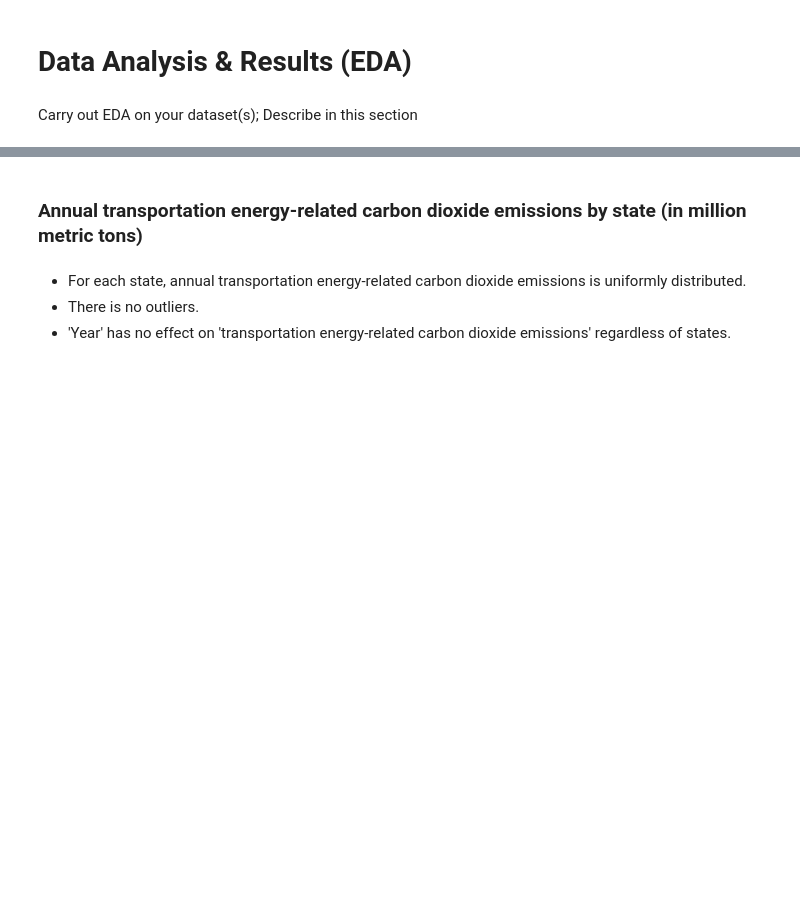
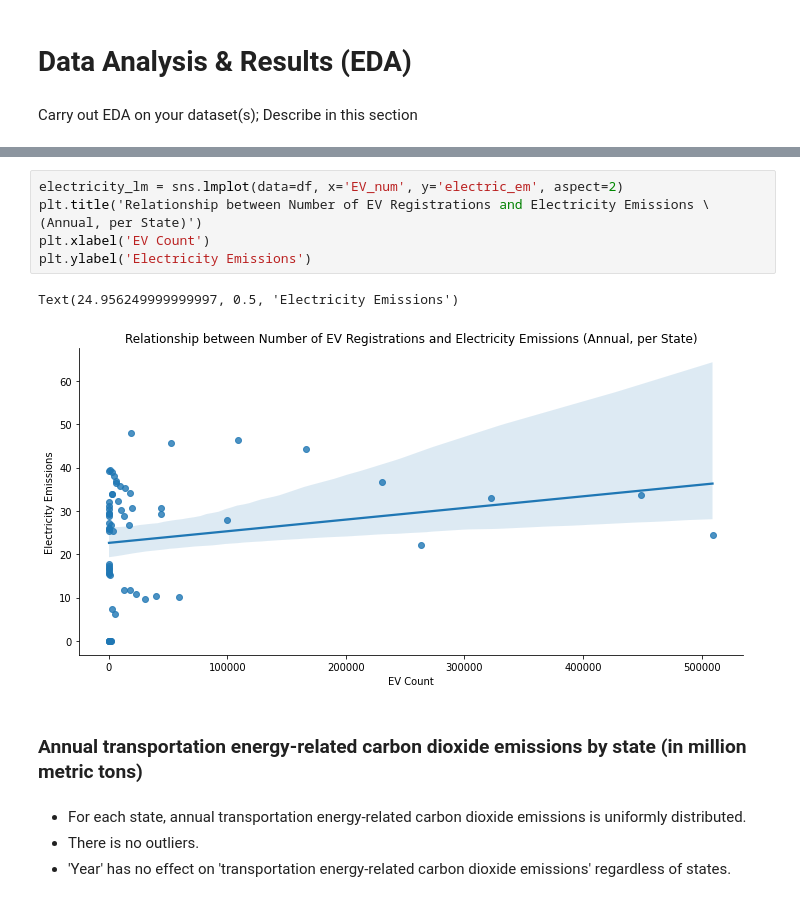
Before and after one commit to michaelgranado/EV-Count-and-CO2-Emissions-Project, a Jupyter notebook: EDACheckpointGroup039-Wi22.ipynb, the cells around one changed output, grey strips where cells are left out. Saved outputs shown, nothing was run; the diff lists cells and outputs as text; blank space fills up the shorter version.

```diff
--- a/EDACheckpointGroup039-Wi22.ipynb
+++ b/EDACheckpointGroup039-Wi22.ipynb
@@ -416,3 +440,12 @@ Carry out EDA on your dataset(s); Describe in this section
+# %%
+electricity_lm = sns.lmplot(data=df, x='EV_num', y='electric_em', aspect=2)
+plt.title('Relationship between Number of EV Registrations and Electricity Emissions \
+(Annual, per State)')
+plt.xlabel('EV Count')
+plt.ylabel('Electricity Emissions')
+# %% [output]
+Text(24.956249999999997, 0.5, 'Electricity Emissions')
+[figure, added]
 # %% [markdown]
 ### Annual transportation energy-related carbon dioxide emissions by state (in million metric tons)
 # %% [markdown]
```
Also changed, not shown: parts of 5 cells of this notebook, 1 other file.
